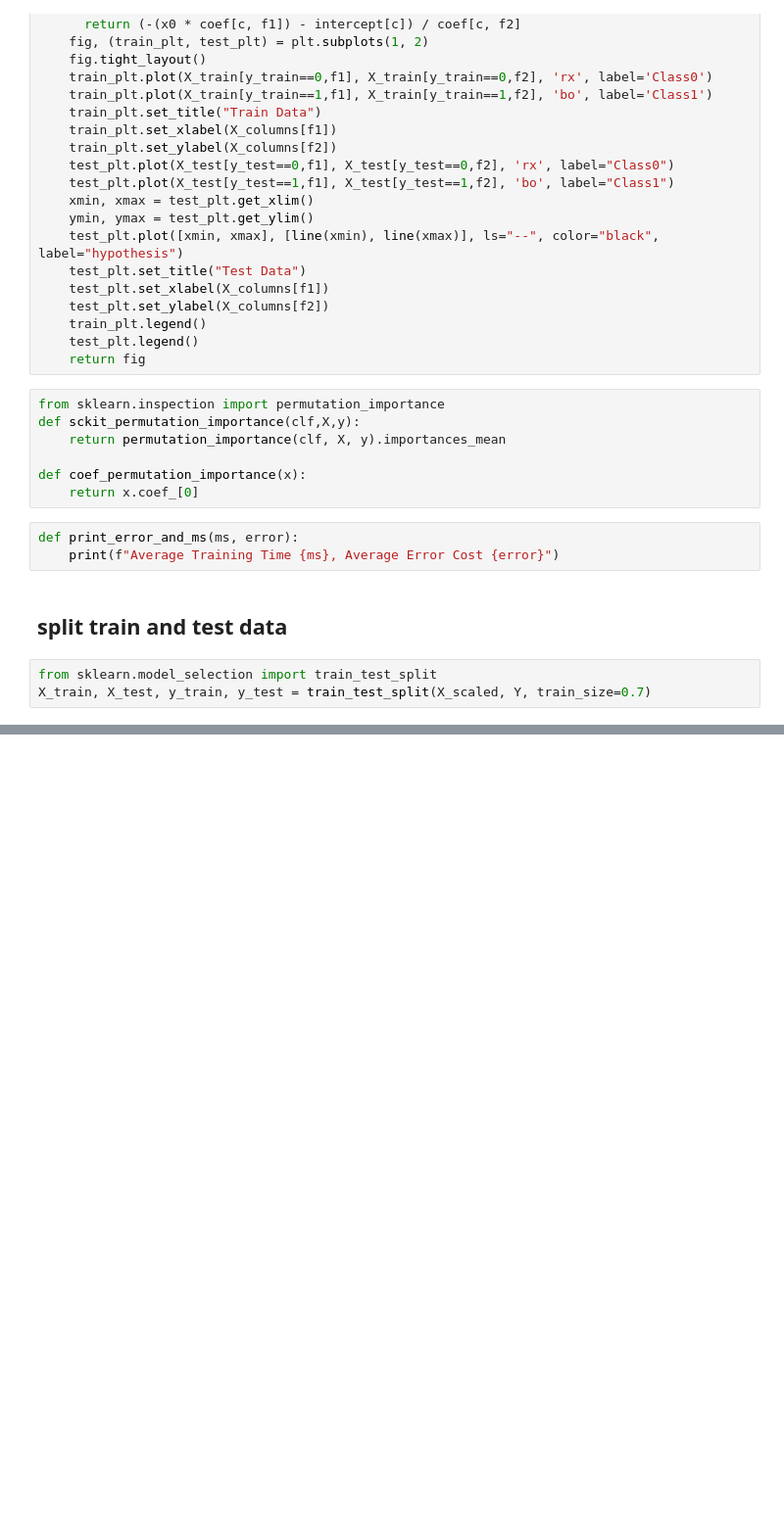
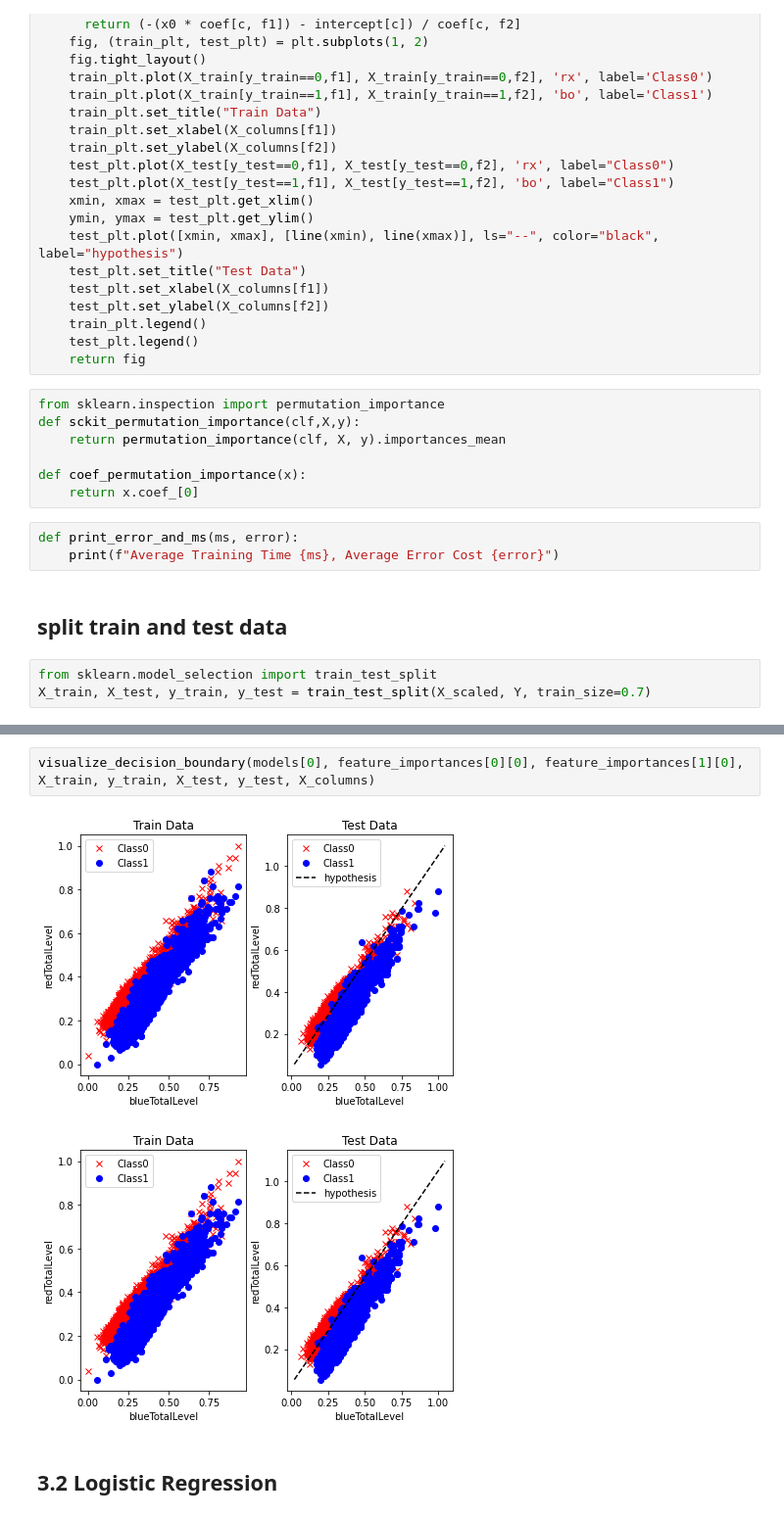
Before and after one commit to fatihemreyildiz/DataMiningFinalProject, a Jupyter notebook: final.ipynb, the cells around one changed output, grey strips where cells are left out. Shown: that part at 98% size. Cells and saved outputs as stored; diff of their text form; blank space fills up the shorter version.

```diff
--- a/final.ipynb
+++ b/final.ipynb
@@ -158,0 +193,7 @@ X_train, X_test, y_train, y_test = train_test_split(X_scaled, Y, train_size=0.7)
+# %%
+visualize_decision_boundary(models[0], feature_importances[0][0], feature_importances[1][0], X_train, y_train, X_test, y_test, X_columns)
+# %% [output]
+[figure, added]
+[figure, added]
+# %% [markdown]
+## 3.2 Logistic Regression
```
Also changed, not shown: parts of 24 cells of this notebook.
